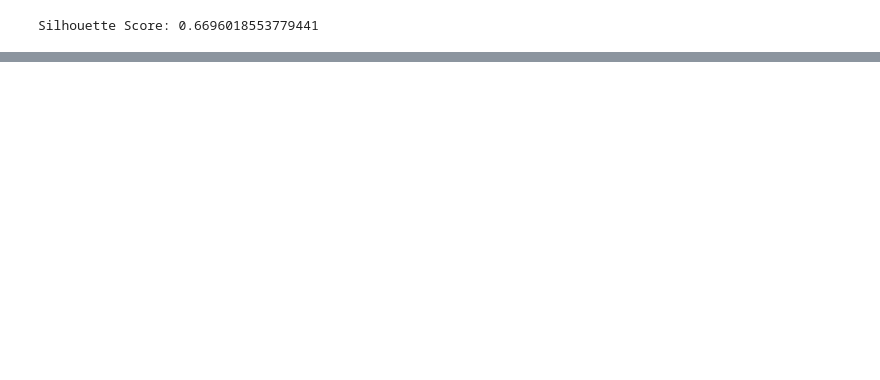
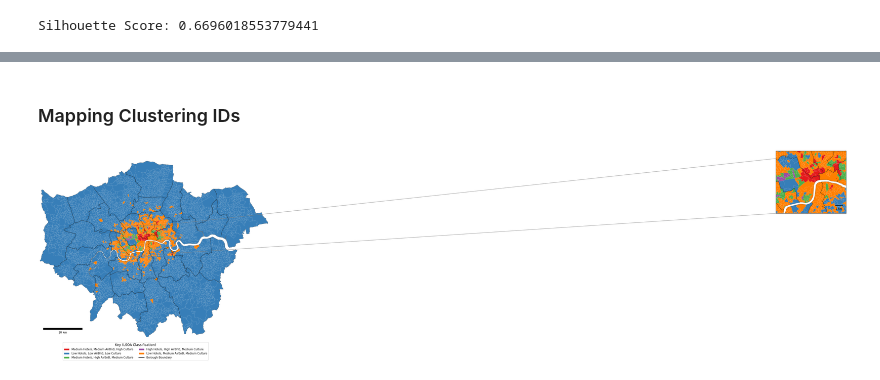
Before and after one commit to ZacharyP-E/are-you-gitting-me, a Jupyter notebook: analysis_with_hotels.ipynb, the cells around one changed output, grey strips where cells are left out. Cells and saved outputs as stored; diff of their text form; code cells hidden in the pictures; blank space fills up the shorter version.

```diff
--- a/analysis_with_hotels.ipynb
+++ b/analysis_with_hotels.ipynb
@@ -161,3 +175,4 @@ plt.show()
 # %%
-columns = ['culture_density', 'hotel_density', 'airbnb_density']
+#Identifying columns of interest
+columns = list(lsoa_hotels_airbnb_culture.columns[-3:])
 # %%
@@ -314,0 +322,74 @@ Largest silhouette score was 0.7809 for k=2
+# %% [markdown]
+### Mapping Clustering IDs
+# %%
+#Identifying the extent of the study area
+tbounds = list(la.total_bounds)
+# %%
+#Identifying how much around the edge of each figure should be added
+extra_bound = 0.1
+x1, y1 = 2500, 2500
+# %%
+#Inisalising the plots with specific size (inches)
+fig, ax = plt.subplots(figsize=(15, 20))
+
+#Main plot
+data.plot(column = "cluster_id", ax=ax, legend=True, k=5,
+             scheme="fisher_jenks", edgecolor="white", linewidth=0.05,
+            cmap = pcq.Set1_5.mpl_colormap)
+
+la.plot(ax=ax, color="none", edgecolor="black", linewidth=1, alpha=0.4)
+
+#Setting main plot x and y limits
+plt.xlim(tbounds[0]-extra_bound , tbounds[2] +extra_bound)
+plt.ylim(tbounds[1] -extra_bound, tbounds[3]+extra_bound)
+
+ax.add_artist(ScaleBar(1, box_color='none', location="lower left", border_pad=1))
+
+legend_e = [Patch(facecolor= "#e41a1c", edgecolor="white", label="Medium Hotels, Medium AirBnB, High Culture"),
+            Patch(facecolor= "#377eb8", edgecolor="white", label="Low Hotels, Low AirBnB, Low Culture"),
+            Patch(facecolor= "#4daf4a", edgecolor="white", label="Medium Hotels, High AirBnB, Medium Culture"),
+            Patch(facecolor= "#984ea3", edgecolor="white", label="High Hotels, High AirBnB, Medium Culture"),
+            Patch(facecolor= "#ff7f00", edgecolor="white", label="Low Hotels, Medium AirBnB, Medium Culture"),
+            Line2D([0], [0], color="black", lw=2, linestyle="-", label="Borough Boundary")]
+
+plt.legend(handles=legend_e, loc= (0.10, -0.13), title="Key (LSOA Classification)", title_fontsize="large", ncol=2)
+
+
+
+
+
+#Starting the zoomed axis
+axins = zoomed_inset_axes(ax, 2, loc=4, bbox_to_anchor=(3100, 850))
+
+#Establishing the x and y limits for the zoomed plot
+minx,miny,maxx,maxy =  528000, 179000, 532000, 182000
+axins.set_xlim(minx - x1, maxx + x1)
+axins.set_ylim(miny - y1, maxy + y1)
+
+#Setting the box on the main plot to then zoom to the zoomed plot
+mark_inset(ax, axins, loc1=1, loc2=3, fc="none", ec="0.5")
+
+#Scale bar for zoom plot
+axins.add_artist(ScaleBar(1, box_color='none', location="lower right", border_pad=1))
+
+# Plot zoom window
+data.plot(column = "cluster_id", ax=axins, legend=False, k=5,
+             scheme="fisher_jenks", edgecolor="white", linewidth=0.05,
+            cmap = pcq.Set1_5.mpl_colormap)
+
+la.plot(ax=axins, color="none", edgecolor="black", linewidth=1, alpha=0.4)
+
+
+plt.setp(axins.get_xticklabels(), visible=False)
+plt.setp(axins.get_yticklabels(), visible=False)
+
+ax.set_axis_off()
+axins.set_yticks([])
+axins.set_xticks([])
+
+plt.savefig("figures/5cluster_map(with inset).png", dpi=200, facecolor="white", bbox_inches="tight")
+
+
+plt.show()
+# %% [output]
+[figure, added]
```
Also changed, not shown: parts of 48 cells of this notebook, 3 other files.
